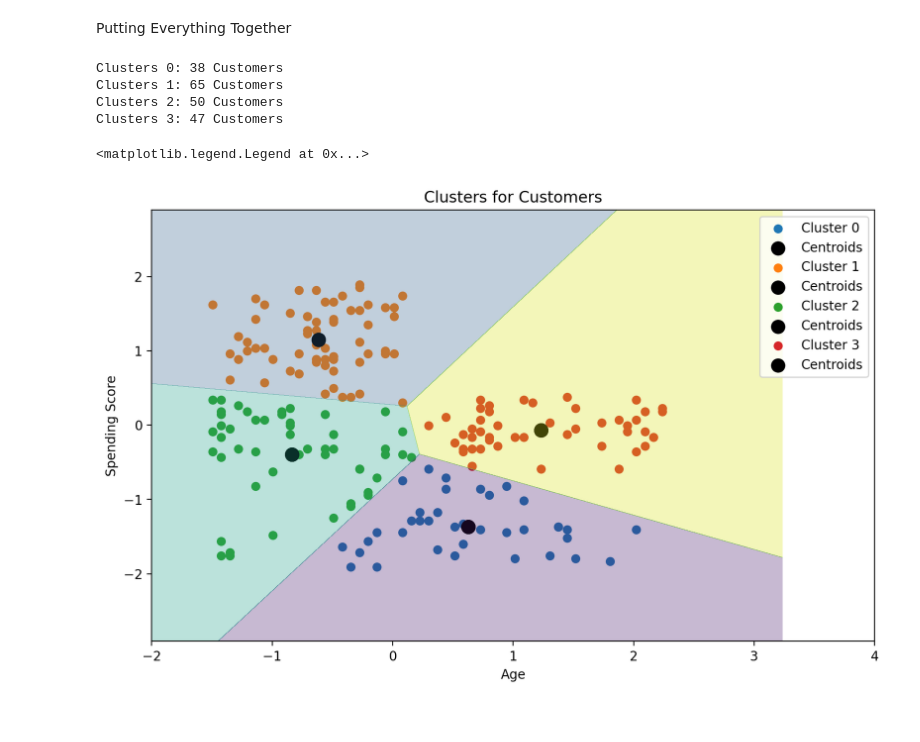
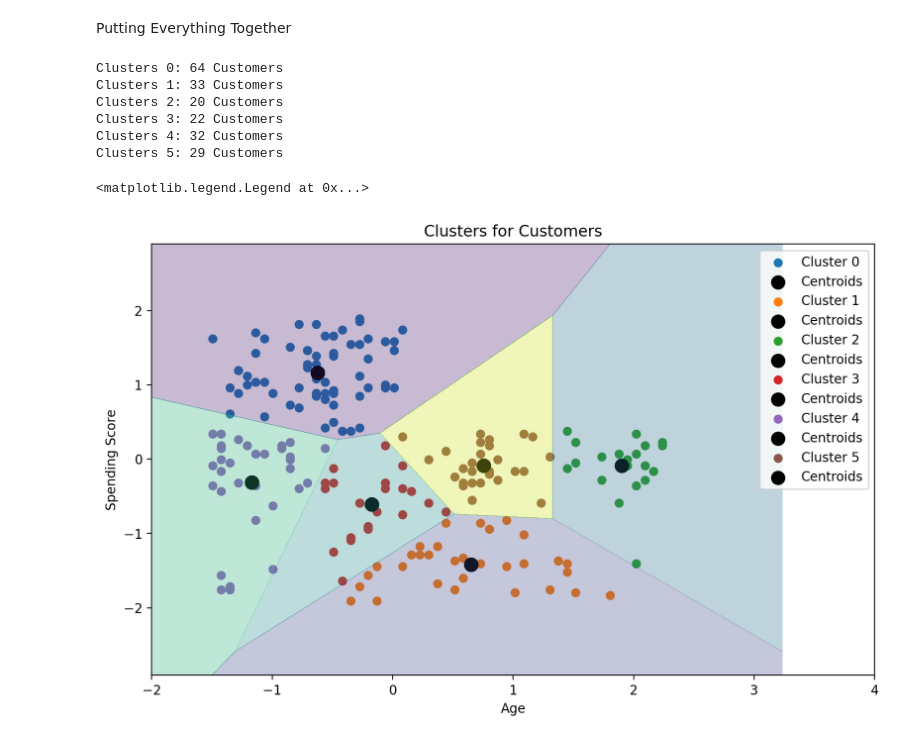
Before and after one commit to Isaac0py/Class, a Jupyter notebook: KMeansClustering.ipynb, the cells around one changed output. Cells and saved outputs as stored; diff of their text form; code cells hidden in the pictures.

```diff
--- a/KMeansClustering.ipynb
+++ b/KMeansClustering.ipynb
@@ -165,7 +165,7 @@ Decision Boundary Fellowship
 # %% [markdown]
 Putting Everything Together
 # %%
-k = 4
+k = 6
 kmeans = KMeans(n_clusters=k)
 
 X = df[['age', 'score']].to_numpy()
@@ -183,35 +183,37 @@ for idx in range(k):
 
   plt.scatter(kmeans.cluster_centers_[:,0], kmeans.cluster_centers_[:,1], s=100, c='black', label='Centroids')
 
   plt.title('Clusters for Customers')
   plt.xlabel('Age')
   plt.ylabel('Spending Score')
   plt.legend()
   plt.xlim(-2,4)
 
 #decision boundary
 
 x_min = X[:,0].min()-1
 x_max = X[:,0].max()+1
 y_min = X[:,1].min()-1
 y_max = X[:,1].max()+1
 
 x_min, x_max, y_min, y_max
 
 xx, yy = np.meshgrid(np.arange(x_min, x_max, 0.001), np.arange(y_min, y_max, 0.001))
 
 region_points = np.concatenate((xx.ravel().reshape(-1,1), yy.ravel().reshape(-1,1)), axis=1)
 
 Z = kmeans.predict(region_points)
 
 Z = Z.reshape(xx.shape)
 
 plt.contourf(xx, yy, Z, alpha=0.3)
 plt.legend()
 # %% [output]
-Clusters 0: 38 Customers
-Clusters 1: 65 Customers
-Clusters 2: 50 Customers
-Clusters 3: 47 Customers
+Clusters 0: 64 Customers
+Clusters 1: 33 Customers
+Clusters 2: 20 Customers
+Clusters 3: 22 Customers
+Clusters 4: 32 Customers
+Clusters 5: 29 Customers
 <matplotlib.legend.Legend at 0x...>
-[figure, old version]
+[figure, new version]
```
Also changed, not shown: parts of 5 cells of this notebook.
